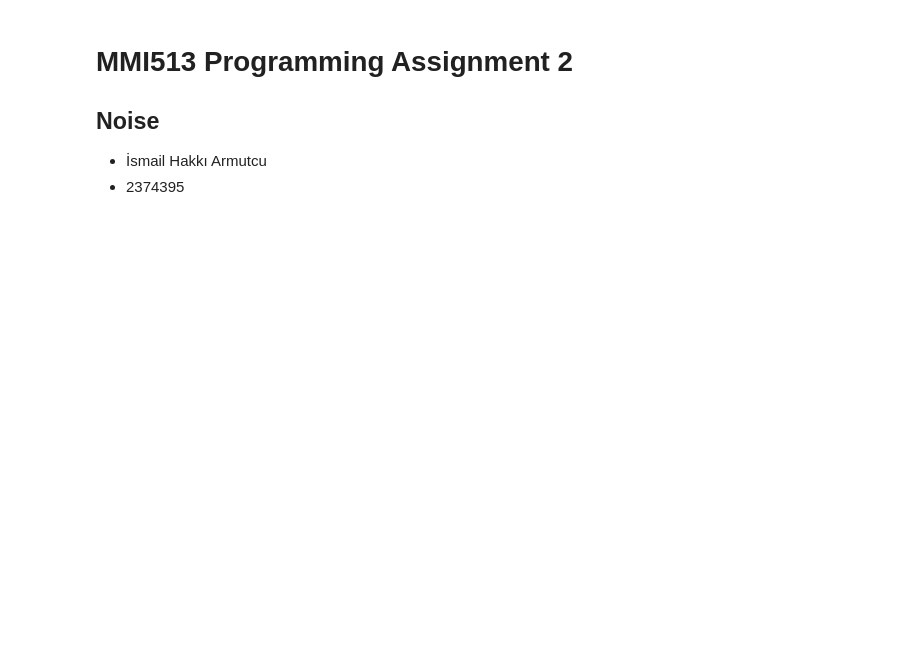
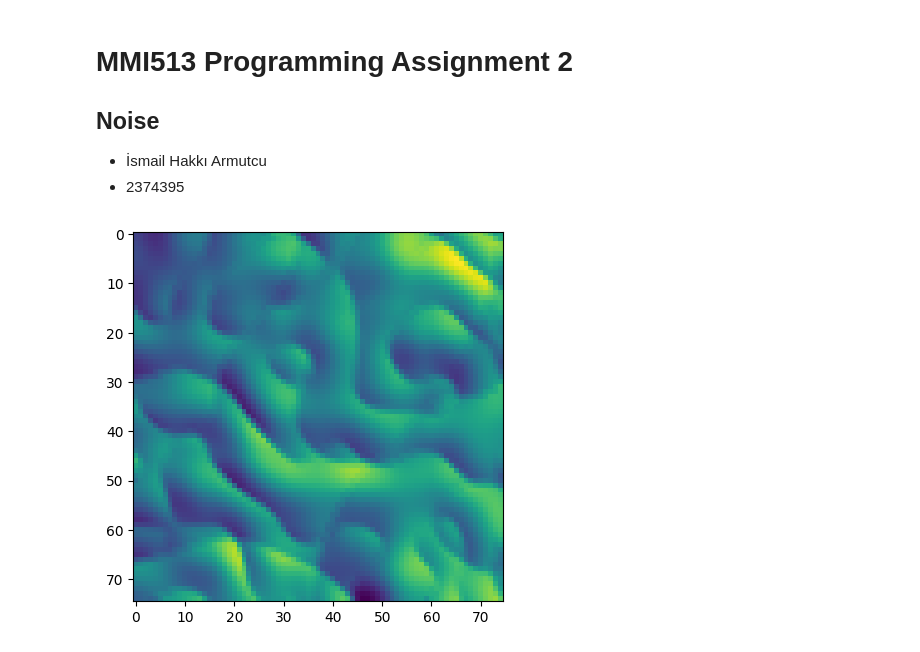
Before and after one commit to Ismail-Armutcu/Algorithms-for-Interactive-Sytems, a Jupyter notebook: MMI_HW2_NOISE.ipynb, the cells around one changed output. Cells and saved outputs as stored; diff of their text form; code cells hidden in the pictures; blank space fills up the shorter version.

Commit message:
Curl noise ve animasyon yapıldı

```diff
--- a/MMI_HW2_NOISE.ipynb
+++ b/MMI_HW2_NOISE.ipynb
@@ -175,9 +168,0 @@ plt.show()
-# %%
-img = composedperlin(0, 5, 0, 5, 100, 100, 3, 0.5, np.sqrt(5))
-plt.matshow(img, cmap='gray', interpolation='none')
-ax = plt.gca()
-ax.set_xticks(np.arange(0, 100, 20))
-ax.set_yticks(np.arange(0, 100, 20))
-ax.set_xticklabels(np.arange(0, 5, 1))
-ax.set_yticklabels(np.arange(0, 5, 1))
-plt.show()
@@ -193,9 +169,39 @@ plt.show()
-# %%
-img = turbulencedperlin(0, 5, 0, 5, 100, 100, 3, 0.5, np.sqrt(5))
-plt.matshow(img, cmap='gray', interpolation='none')
-ax = plt.gca()
-ax.set_xticks(np.arange(0, 100, 20))
-ax.set_yticks(np.arange(0, 100, 20))
-ax.set_xticklabels(np.arange(0, 5, 1))
-ax.set_yticklabels(np.arange(0, 5, 1))
-plt.show()
+# %%
+def calculate_curl(img):
+  dx = np.gradient(img, axis=1)
+  dy = np.gradient(img, axis=0)
+  curl_field = dy - dx
+  return curl_field
+
+# Create a placeholder 2D scalar field (replace with your own data)
+images = []
+num = 25
+def create_perlin(num):
+  return calculate_curl(turbulencedperlin(num, num+1, num, num+1, 75, 75, 3, 0.5, np.sqrt(5)))
+
+for i in range(num):
+  images.append(create_perlin(i))
+
+
+# Create a figure and axis
+frames = images
+
+# Create a figure and axis
+fig, ax = plt.subplots()
+
+# Create an empty plot
+im = ax.imshow(frames[0], cmap='viridis', animated=True)
+
+# Function to update the plot for each frame
+def update(frame):
+    im.set_array(frame)
+    return [im]
+
+# Create the animation
+animation = FuncAnimation(fig, update, frames=frames, interval=200, blit=True)
+
+plt.show()
+from IPython.display import HTML
+HTML(animation.to_html5_video())
+# %% [output]
+[figure, added]
```
Also changed, not shown: parts of 4 cells of this notebook.
